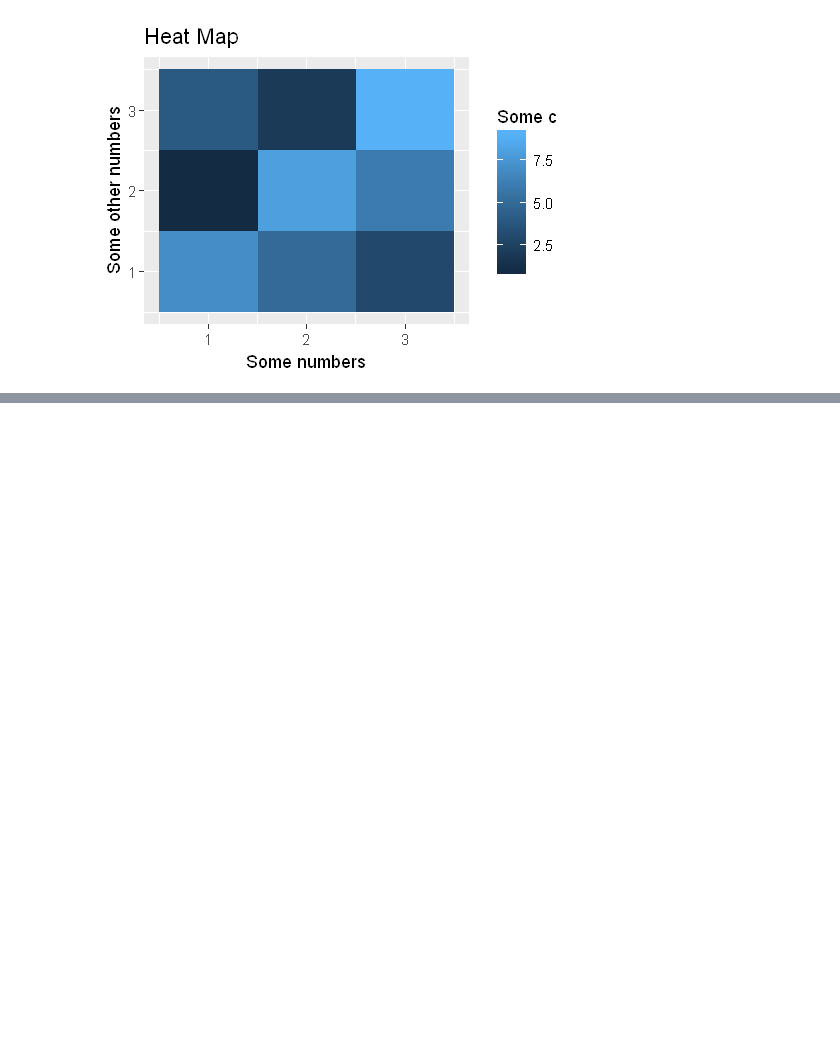
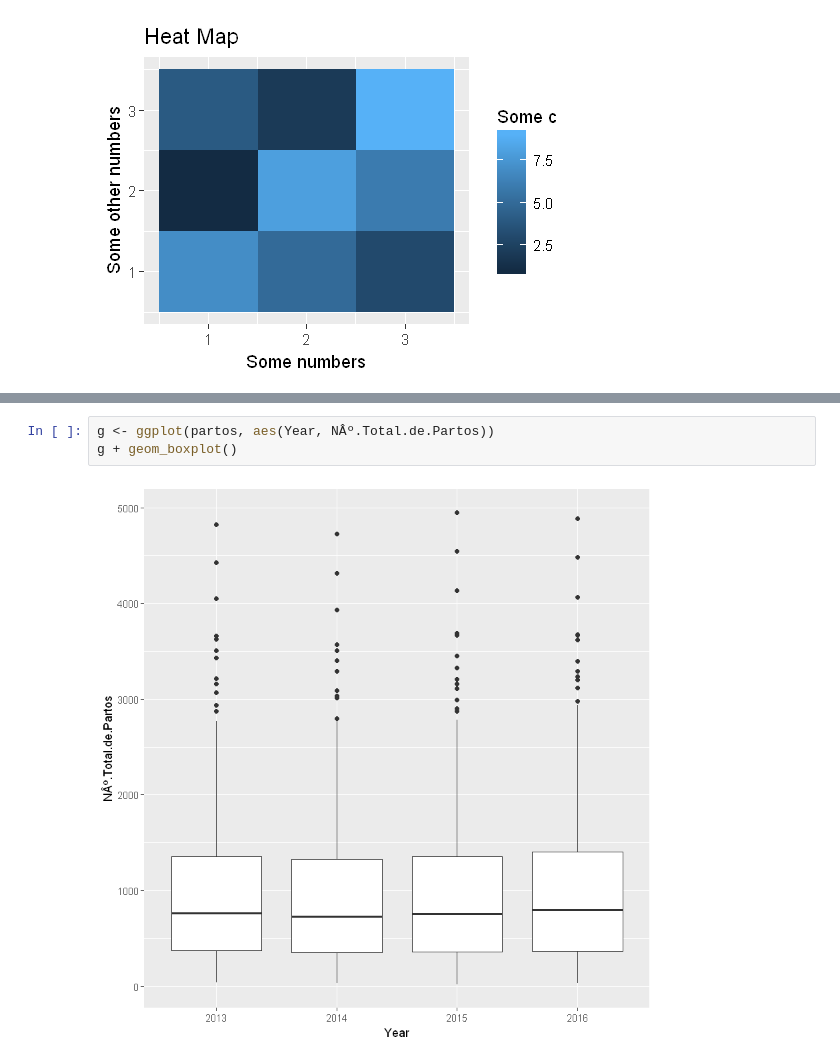
Before and after one commit to lizamc/ggplot2_workshop, a Jupyter notebook: ggplot2.ipynb, the cells around one changed output, grey strips where cells are left out. Cells and saved outputs as stored; diff of their text form; blank space fills up the shorter version.

```diff
--- a/ggplot2.ipynb
+++ b/ggplot2.ipynb
@@ -634,0 +691,5 @@ ggplot(our_data, aes(a, b)) + geom_raster(aes(fill = c)) +
+# %%
+g <- ggplot(partos, aes(Year, NÂº.Total.de.Partos))
+g + geom_boxplot()
+# %% [output]
+[figure, added]
```
Also changed, not shown: parts of 11 cells of this notebook.
